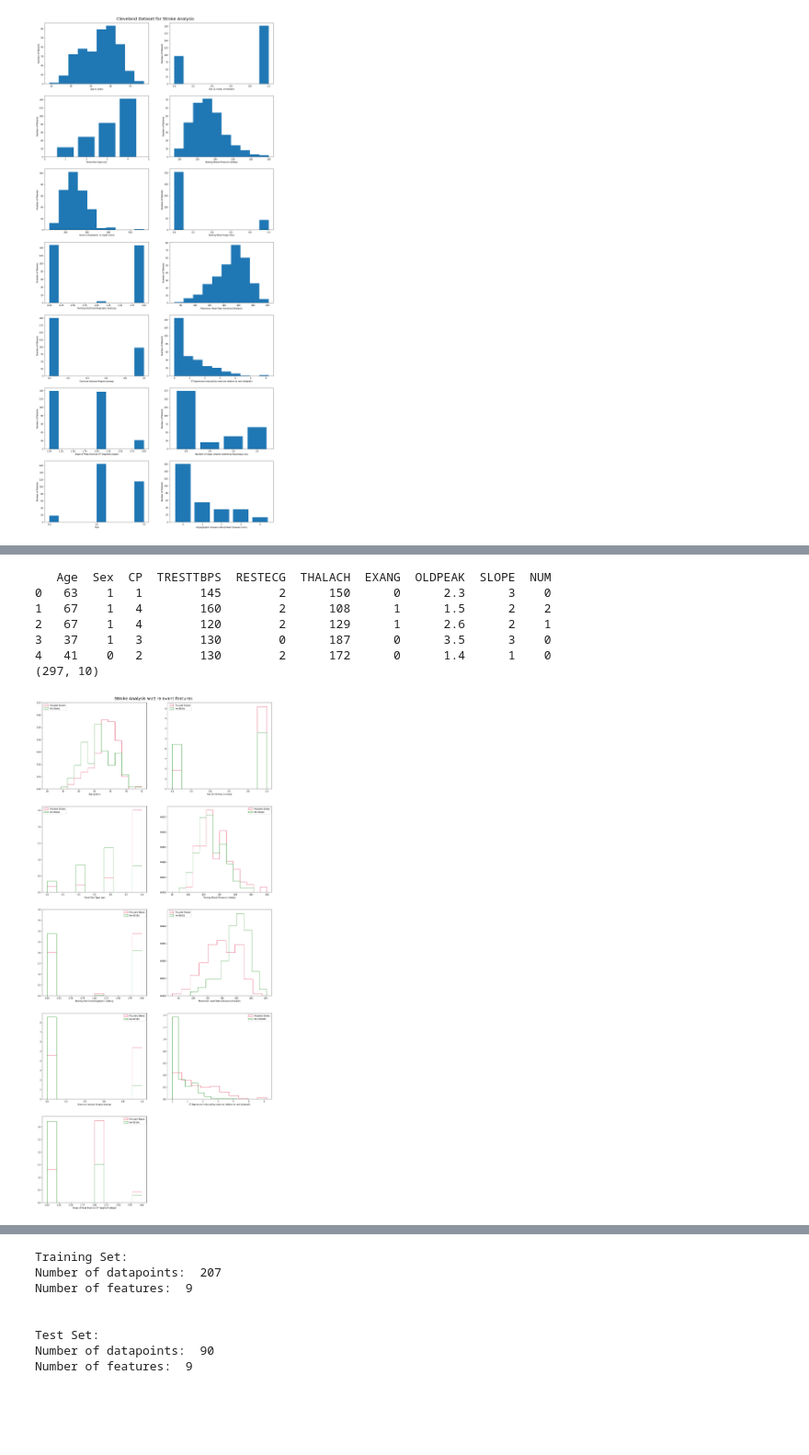
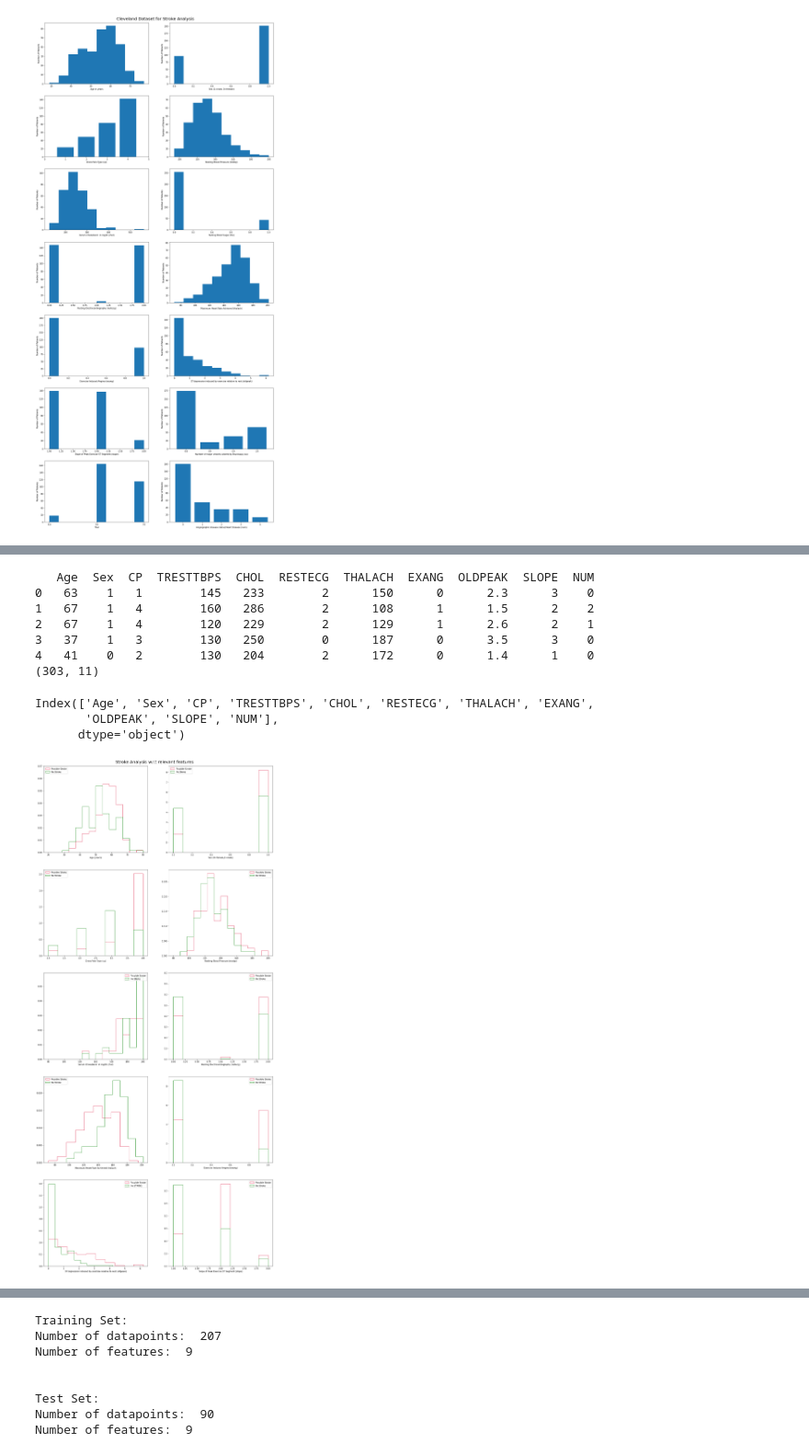
Before and after one commit to anjali88/Basic-ML-, a Jupyter notebook: Stroke_Prediction.ipynb, the cells around one changed output, grey strips where cells are left out. Shown at 92% size. Saved outputs shown, nothing was run; the diff lists cells and outputs as text; code cells hidden in the pictures; blank space fills up the shorter version.

```diff
--- a/Stroke_Prediction.ipynb
+++ b/Stroke_Prediction.ipynb
@@ -213,17 +215,23 @@ NUM          1.000000
 Name: NUM, dtype: float64
 # %%
 #drop low-relevant features
-data.drop(['CHOL', 'FBS', 'CA', 'THAL'], axis=1, inplace=True)
+data.drop(['FBS','CA', 'THAL'], axis=1, inplace=True)
 print(data.head())
 print(data.shape)
 # %% [output]
-   Age  Sex  CP  TRESTTBPS  RESTECG  THALACH  EXANG  OLDPEAK  SLOPE  NUM
-0   63    1   1        145        2      150      0      2.3      3    0
-1   67    1   4        160        2      108      1      1.5      2    2
-2   67    1   4        120        2      129      1      2.6      2    1
-3   37    1   3        130        0      187      0      3.5      3    0
-4   41    0   2        130        2      172      0      1.4      1    0
-(297, 10)
+   Age  Sex  CP  TRESTTBPS  CHOL  RESTECG  THALACH  EXANG  OLDPEAK  SLOPE  NUM
+0   63    1   1        145   233        2      150      0      2.3      3    0
+1   67    1   4        160   286        2      108      1      1.5      2    2
+2   67    1   4        120   229        2      129      1      2.6      2    1
+3   37    1   3        130   250        0      187      0      3.5      3    0
+4   41    0   2        130   204        2      172      0      1.4      1    0
+(303, 11)
+# %%
+data.keys()
+# %% [output]
+Index(['Age', 'Sex', 'CP', 'TRESTTBPS', 'CHOL', 'RESTECG', 'THALACH', 'EXANG',
+       'OLDPEAK', 'SLOPE', 'NUM'],
+      dtype='object')
 # %%
 #Feature Distribution analysed for Possible Stroke nd No-Stroke
 fig, axes = plt.subplots( nrows=5, ncols=2, figsize=(20,40) )
@@ -235,53 +243,57 @@ axes[0,0].hist(data[data.NUM==0].Age,bins,color=["green"],histtype="step",label=
 axes[0,0].set_xlabel("Age (years)")
 axes[0,0].set_ylim(0.0,0.070)
 axes[0,0].legend(prop={'size': 10},loc="upper left")
 
 axes[0,1].hist(data[data.NUM>0].Sex.tolist(),color=["crimson"],histtype="step",label="Possible Stroke", density=True)
 axes[0,1].hist(data[data.NUM==0].Sex,color=["green"],histtype="step",label="No Stroke", density=True)
 axes[0,1].set_xlabel("Sex (0=female,1=male)")
 axes[0,1].legend(prop={'size': 10},loc="upper left")
 
 axes[1,0].hist(data[data.NUM>0].CP.tolist(),color=["crimson"],histtype="step",label="Possible Stroke", density=True)
 axes[1,0].hist(data[data.NUM==0].CP,color=["green"],histtype="step",label="No Stroke", density=True)
 axes[1,0].set_xlabel("Chest Pain Type (cp)")
 axes[1,0].legend(prop={'size': 10},loc="upper left")
 bins = np.linspace(80, 200, 15)
 
 axes[1,1].hist(data[data.NUM>0].TRESTTBPS.tolist(),bins,color=["crimson"],histtype="step",label="Possible Stroke", density=True)
 axes[1,1].hist(data[data.NUM==0].TRESTTBPS,bins,color=["green"],histtype="step",label="No Stroke", density=True)
 axes[1,1].set_xlabel("Resting Blood Pressure (restbp)")
 axes[1,1].legend(prop={'size': 10},loc="upper right")
 
-axes[2,0].hist(data[data.NUM>0].RESTECG.tolist(),color=["crimson"],histtype="step",label="Possible Stroke", density=True)
-axes[2,0].hist(data[data.NUM==0].RESTECG,color=["green"],histtype="step",label="No Stroke", density=True)
-axes[2,0].set_xlabel("Resting Electrocardiography (restecg)")
-axes[2,0].set_ylim(0.0,4.0)
+axes[2,0].hist(data[data.NUM>0].CHOL.tolist(),bins,color=["crimson"],histtype="step",label="Possible Stroke", density=True)
+axes[2,0].hist(data[data.NUM==0].CHOL,bins,color=["green"],histtype="step",label="No Stroke", density=True)
+axes[2,0].set_xlabel("Serum Cholesterol  in mg/dl (chol)")
 axes[2,0].legend(prop={'size': 10},loc="upper right")
 
-axes[2,1].hist(data[data.NUM>0].THALACH.tolist(),color=["crimson"],histtype="step",label="Possible Stroke", density=True)
-axes[2,1].hist(data[data.NUM==0].THALACH,color=["green"],histtype="step",label="No Stroke", density=True)
-axes[2,1].set_xlabel("Maximum Heart Rate Achieved (thalach)")
-axes[2,1].legend(prop={'size': 10},loc="upper left")
+axes[2,1].hist(data[data.NUM>0].RESTECG.tolist(),color=["crimson"],histtype="step",label="Possible Stroke", density=True)
+axes[2,1].hist(data[data.NUM==0].RESTECG,color=["green"],histtype="step",label="No Stroke", density=True)
+axes[2,1].set_xlabel("Resting Electrocardiography (restecg)")
+axes[2,1].set_ylim(0.0,4.0)
+axes[2,1].legend(prop={'size': 10},loc="upper right")
 
-axes[3,0].hist(data[data.NUM>0].EXANG.tolist(),color=["crimson"],histtype="step",label="Possible Stroke", density=True)
-axes[3,0].hist(data[data.NUM==0].EXANG,color=["green"],histtype="step",label="No Stroke", density=True)
-axes[3,0].set_xlabel("Exercise Induced Angina (exang)")
-axes[3,0].legend(prop={'size': 10},loc="upper right")
+axes[3,0].hist(data[data.NUM>0].THALACH.tolist(),color=["crimson"],histtype="step",label="Possible Stroke", density=True)
+axes[3,0].hist(data[data.NUM==0].THALACH,color=["green"],histtype="step",label="No Stroke", density=True)
+axes[3,0].set_xlabel("Maximum Heart Rate Achieved (thalach)")
+axes[3,0].legend(prop={'size': 10},loc="upper left")
 
-axes[3,1].hist(data[data.NUM>0].OLDPEAK.tolist(),color=["crimson"],histtype="step",label="Possible Stroke", density=True)
-axes[3,1].hist(data[data.NUM==0].OLDPEAK,color=["green"],histtype="step",label="No STROKE", density=True)
-axes[3,1].set_xlabel("ST depression induced by exercise relative to rest (oldpeak)")
+axes[3,1].hist(data[data.NUM>0].EXANG.tolist(),color=["crimson"],histtype="step",label="Possible Stroke", density=True)
+axes[3,1].hist(data[data.NUM==0].EXANG,color=["green"],histtype="step",label="No Stroke", density=True)
+axes[3,1].set_xlabel("Exercise Induced Angina (exang)")
 axes[3,1].legend(prop={'size': 10},loc="upper right")
 
-axes[4,0].hist(data[data.NUM>0].SLOPE.tolist(),color=["crimson"],histtype="step",label="Possible Stroke", density=True)
-axes[4,0].hist(data[data.NUM==0].SLOPE,color=["green"],histtype="step",label="No Stroke", density=True)
-axes[4,0].set_xlabel("Slope of Peak Exercise ST Segment (slope)")
+axes[4,0].hist(data[data.NUM>0].OLDPEAK.tolist(),color=["crimson"],histtype="step",label="Possible Stroke", density=True)
+axes[4,0].hist(data[data.NUM==0].OLDPEAK,color=["green"],histtype="step",label="No STROKE", density=True)
+axes[4,0].set_xlabel("ST depression induced by exercise relative to rest (oldpeak)")
 axes[4,0].legend(prop={'size': 10},loc="upper right")
 
-axes[4,1].axis("off")
+axes[4,1].hist(data[data.NUM>0].SLOPE.tolist(),color=["crimson"],histtype="step",label="Possible Stroke", density=True)
+axes[4,1].hist(data[data.NUM==0].SLOPE,color=["green"],histtype="step",label="No Stroke", density=True)
+axes[4,1].set_xlabel("Slope of Peak Exercise ST Segment (slope)")
+axes[4,1].legend(prop={'size': 10},loc="upper right")
+
 plt.show()
 # %% [output]
-[figure, old version]
+[figure, new version]
 # %%
 data1 = data.copy()
 data1["NUM"].replace(to_replace=[1,2,3,4],value=1,inplace=True)
```
Also changed, not shown: parts of 22 cells of this notebook.
